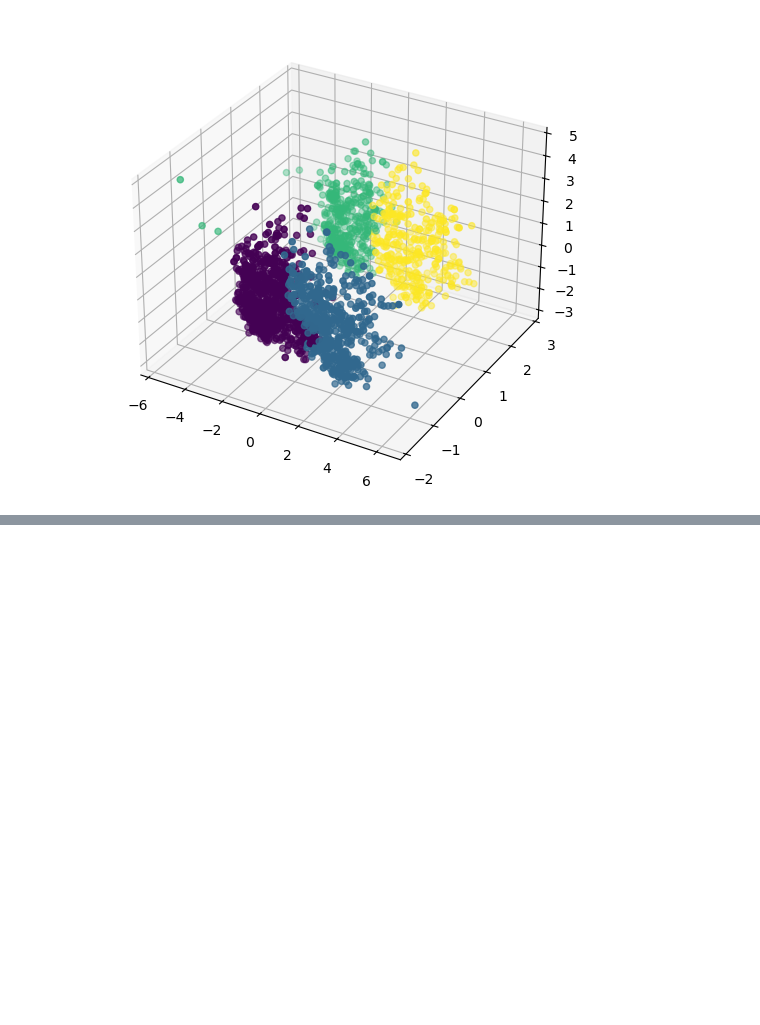
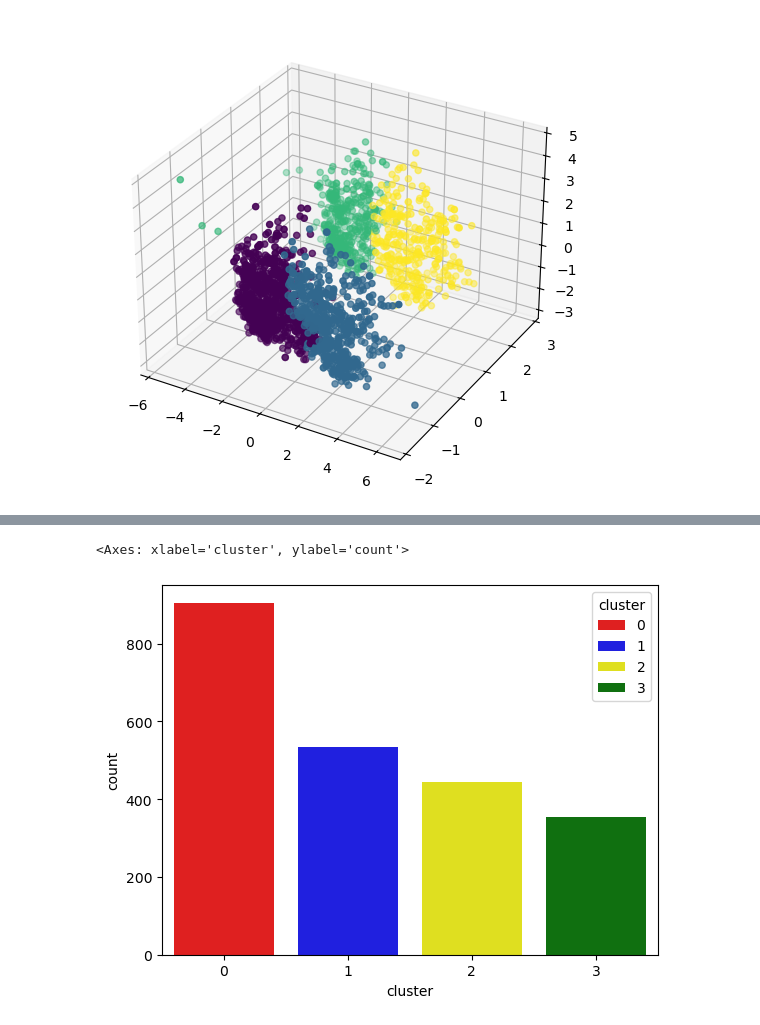
Before and after one commit to saphalkafle77-ai/smartcart_clustering_system, a Jupyter notebook: SmartCart.ipynb, the cells around one changed output, grey strips where cells are left out. Drawn from its saved outputs; the diff is of its cells as text; code cells hidden in the pictures; blank space fills up the shorter version.

Commit message:
characterization of cluster

```diff
--- a/SmartCart.ipynb
+++ b/SmartCart.ipynb
@@ -291,0 +294,2 @@ ax.scatter(X_pca[:,0],X_pca[:,1],X_pca[:,2],c=labels_agg)
+# %%
+smartcart_cleaned["cluster"] = labels_agg
@@ -291,0 +305,6 @@ ax.scatter(X_pca[:,0],X_pca[:,1],X_pca[:,2],c=labels_agg)
+# %%
+pal = ["red","blue","yellow","green"]
+sns.countplot(x=smartcart_cleaned["cluster"],palette=pal,hue=smartcart_cleaned["cluster"])
+# %% [output]
+<Axes: xlabel='cluster', ylabel='count'>
+[figure, added]
```
Also changed, not shown: parts of 3 cells of this notebook.
